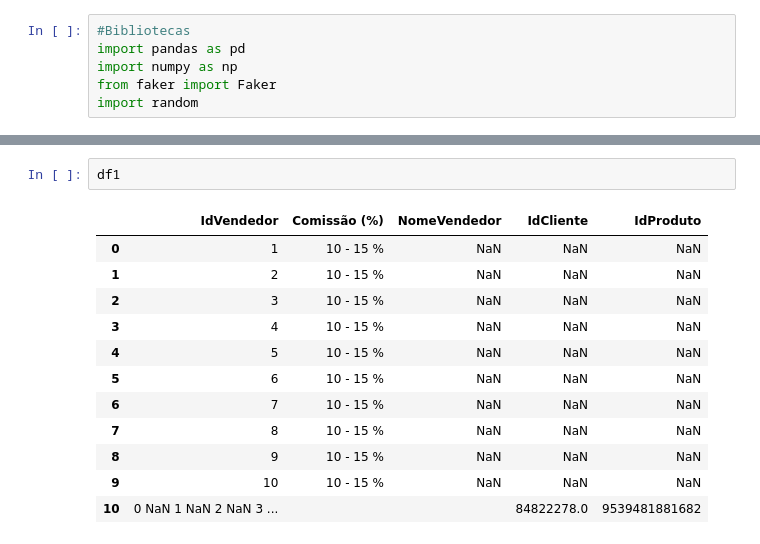
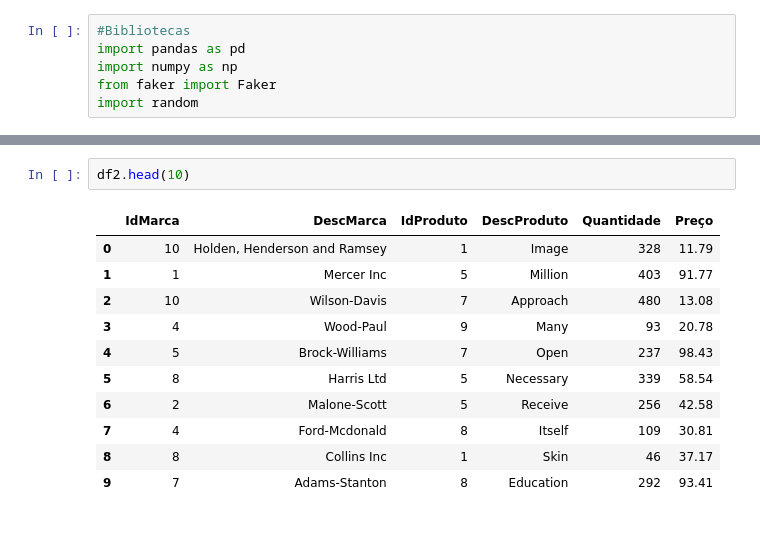
Before and after one commit to alineaprelini/Pyspark, a Jupyter notebook: Gerar_dados.ipynb, the cells around one changed output, grey strips where cells are left out. Saved outputs shown, nothing was run; the diff lists cells and outputs as text.

```diff
--- a/Gerar_dados.ipynb
+++ b/Gerar_dados.ipynb
@@ -133,15 +92,14 @@ df.head(30)
-# %%
-df1
-# %% [output]
-|  | IdVendedor | Comissão (%) | NomeVendedor | IdCliente | IdProduto |
-| 0 | 1 | 10 - 15 % | NaN | NaN | NaN |
-| 1 | 2 | 10 - 15 % | NaN | NaN | NaN |
-| 2 | 3 | 10 - 15 % | NaN | NaN | NaN |
-| 3 | 4 | 10 - 15 % | NaN | NaN | NaN |
-| 4 | 5 | 10 - 15 % | NaN | NaN | NaN |
-| 5 | 6 | 10 - 15 % | NaN | NaN | NaN |
-| 6 | 7 | 10 - 15 % | NaN | NaN | NaN |
-| 7 | 8 | 10 - 15 % | NaN | NaN | NaN |
-| 8 | 9 | 10 - 15 % | NaN | NaN | NaN |
-| 9 | 10 | 10 - 15 % | NaN | NaN | NaN |
-| 10 | 0 NaN 1 NaN 2 NaN 3 ... |  |  | 84822278.0 | 9539481881682 |
+# %%
+df2.head(10)
+# %% [output]
+|  | IdMarca | DescMarca | IdProduto | DescProduto | Quantidade | Preço |
+| 0 | 10 | Holden, Henderson and Ramsey | 1 | Image | 328 | 11.79 |
+| 1 | 1 | Mercer Inc | 5 | Million | 403 | 91.77 |
+| 2 | 10 | Wilson-Davis | 7 | Approach | 480 | 13.08 |
+| 3 | 4 | Wood-Paul | 9 | Many | 93 | 20.78 |
+| 4 | 5 | Brock-Williams | 7 | Open | 237 | 98.43 |
+| 5 | 8 | Harris Ltd | 5 | Necessary | 339 | 58.54 |
+| 6 | 2 | Malone-Scott | 5 | Receive | 256 | 42.58 |
+| 7 | 4 | Ford-Mcdonald | 8 | Itself | 109 | 30.81 |
+| 8 | 8 | Collins Inc | 1 | Skin | 46 | 37.17 |
+| 9 | 7 | Adams-Stanton | 8 | Education | 292 | 93.41 |
```
Also changed, not shown: parts of 9 cells of this notebook.
